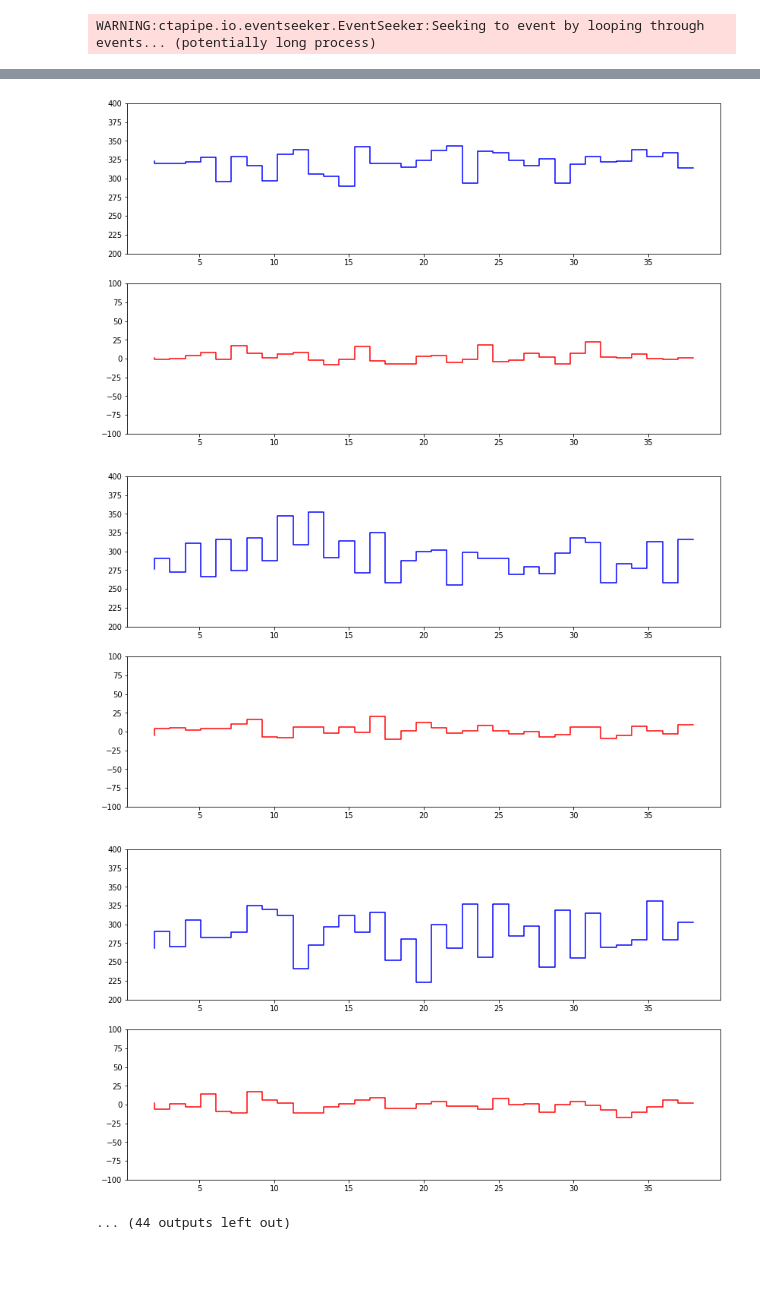
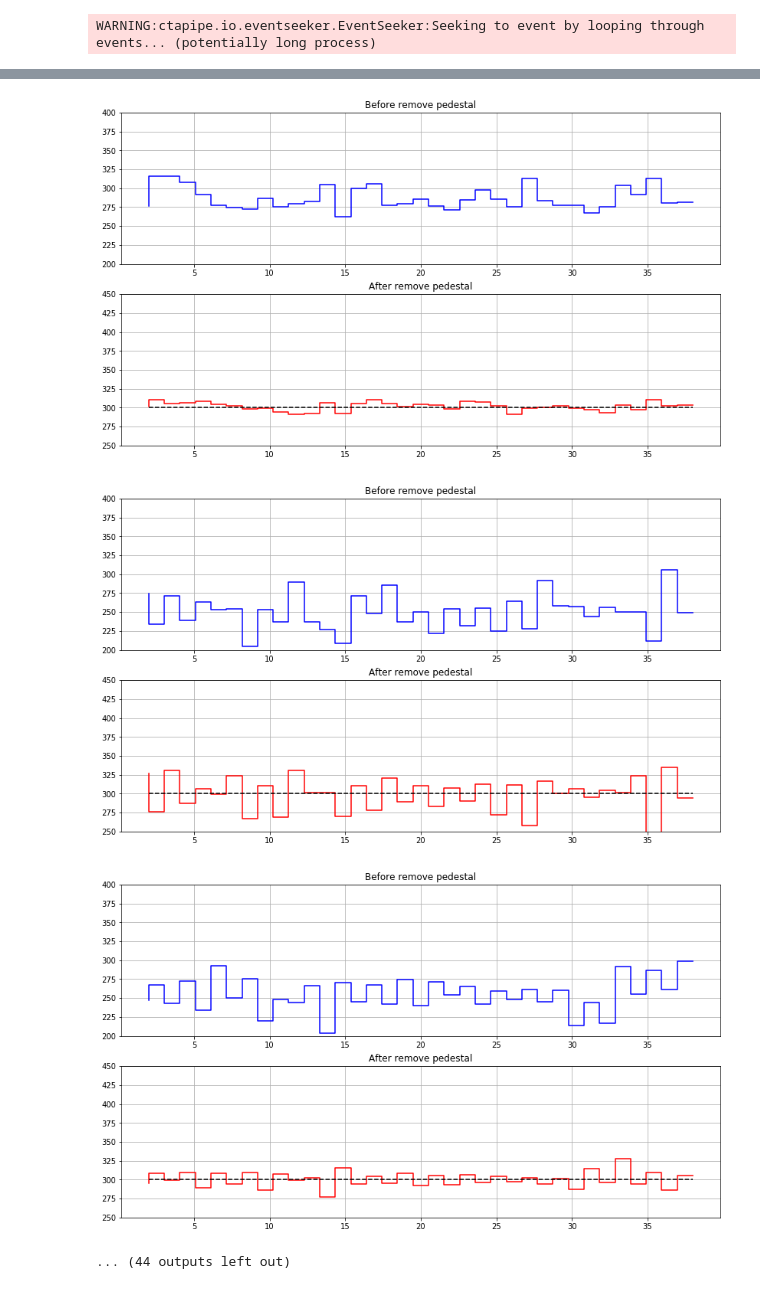
Before and after one commit to pawel21/ctapipe, a Jupyter notebook: examples/notebooks/remove_pedestal_dragon.ipynb, the cells around one changed output, grey strips where cells are left out. Saved outputs shown, nothing was run; the diff lists cells and outputs as text; code cells hidden in the pictures; blank space fills up the shorter version.

Commit message:
add remove pedestal on event

```diff
--- a/examples/notebooks/remove_pedestal_dragon.ipynb
+++ b/examples/notebooks/remove_pedestal_dragon.ipynb
@@ -19,21 +19,22 @@ def get_first_capacitor(event, nr):
         fc[lg, channel_lg] = first_cap[channel_lg]
     return fc
 
-
+# nr - number module
 def remove_pedestal(event, pedestal, nr):
     first_cap = get_first_capacitor(event, nr)
+    hg = 0
+    lg = 1
     n_pixels = 7
     size4drs = 4 * 1024
     roisize = 40
-    waveform = event.r0.tel[0].waveform[:, nr * 7:(nr + 1) * 7, :]
-    data = np.zeros((2, 7, 40))
+    offset = 300
+
     for i in range(0, 2):
         for j in range(0, n_pixels):
             for k in range(0, roisize):
                 position = int((k + first_cap[i, j])%size4drs)
-                val = waveform[i, j, k] - int(pedestal.meanped[i, j, position])
-                data[i, j, k] = val
-    return data
+                val = event.r0.tel[0].waveform[i, nr * 7:(nr + 1) * 7, k][j] - int(pedestal.meanped[i, j, position])+offset
+                event.r0.tel[0].waveform[i, nr * 7:(nr + 1) * 7, k][j] = val
 # %%
 path_to_data = os.path.join("/home", "pawel1", "Pulpit", "Astrophysics", "CTA", "dragon",
                             "data", "dane_lst", "20180705", "Date20180705.0000.fits.fz")
@@ -73,18 +54,30 @@ plt.rcParams['figure.figsize'] = (14, 8)
 
 reader = LSTEventSource(input_url=path_to_data)
 seeker = EventSeeker(reader)
+pixel = 0
+hg = 0
+lg = 1
+N = 55
 
-for i in range(3500, 3555):
+waveform_before_remove_pedestal = np.zeros((N, 2, 7, 40))
+waveform_after_remove_pedestal = np.zeros((N, 2, 7, 40))
+
+for i in range(3500, 3500+N):
     nr = 1
     t = np.linspace(2, 38, 36)
     ev = seeker[i]
-    pixel = 0
     fig, ax = plt.subplots(2, 1)
-    ax[0].step(t, ev.r0.tel[0].waveform[0, nr * 7:(nr + 1) * 7, 2:38][pixel], color="blue")
+    waveform_before_remove_pedestal[i-3500, hg, pixel, :] = ev.r0.tel[0].waveform[lg, nr * 7:(nr + 1) * 7, :][pixel]
+    ax[0].step(t, ev.r0.tel[0].waveform[lg, nr * 7:(nr + 1) * 7, 2:38][pixel], color="blue")
     ax[0].set_ylim([200, 400])
-    w = remove_pedestal(ev, ped, 1)
-    ax[1].step(t, w[0, 0, 2:38], color="red")
-    ax[1].set_ylim([-100, 100])
+    ax[0].grid()
+    ax[0].set_title("Before remove pedestal")
+    remove_pedestal(ev, ped, nr)
+    ax[1].step(t, ev.r0.tel[0].waveform[lg, nr * 7:(nr + 1) * 7, 2:38][pixel], color="red")
+    ax[1].plot([2, 38], [300, 300], 'k--')
+    ax[1].set_ylim([250, 450])
+    ax[1].grid()
+    ax[1].set_title("After remove pedestal")
     plt.show()
 # %% [output]
         tables continously and you will read always the same events.
@@ -102,6 +95,6 @@ WARNING:ctapipe.io.eventseeker.EventSeeker:Seeking to event by looping through e
-[figure, old version]
+[figure, new version]
-[figure, old version]
+[figure, new version]
-[figure, old version]
+[figure, new version]
 ... (44 outputs left out)
 # %%
 reader = LSTEventSource(input_url=path_to_data)
```
Also changed, not shown: parts of 3 cells of this notebook, 1 other file.
